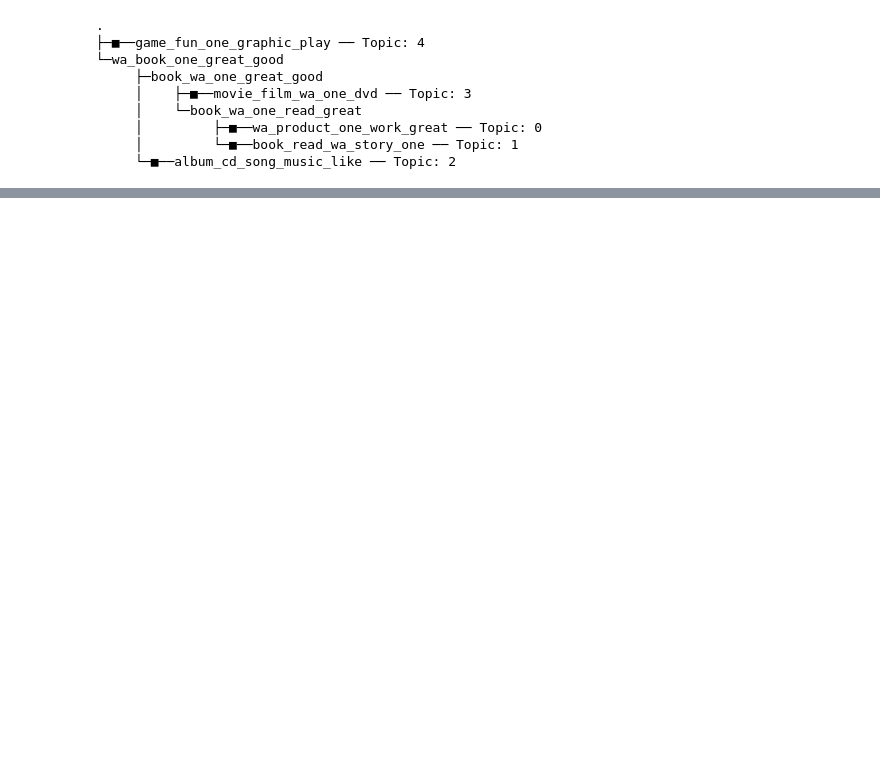
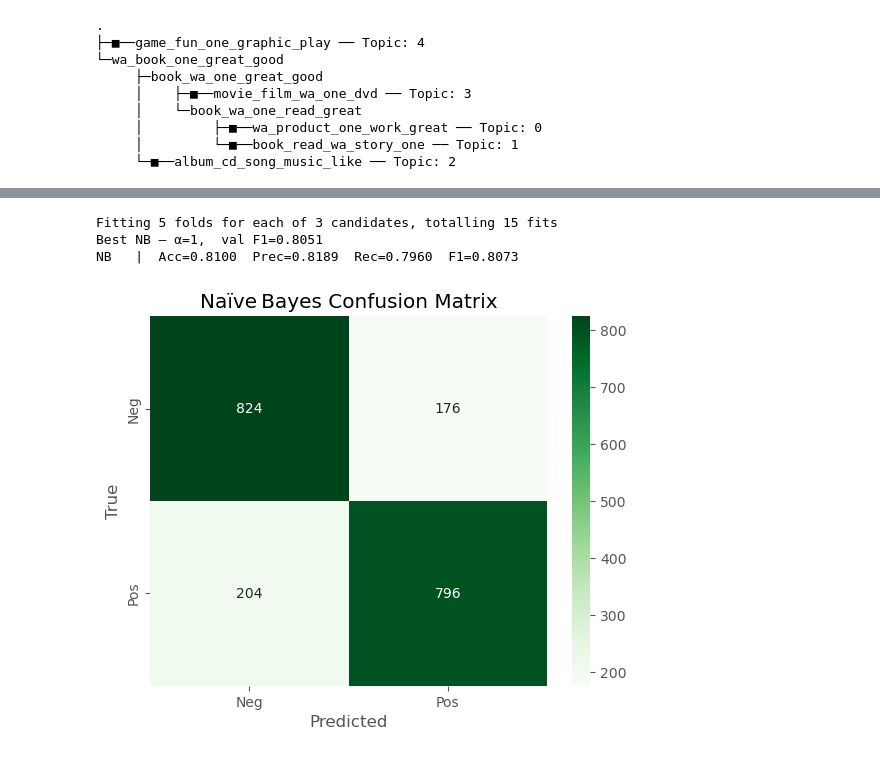
Before and after one commit to Matthewaxe123/955-dissertation, a Jupyter notebook: NLP.ipynb, the cells around one changed output, grey strips where cells are left out. Cells and saved outputs as stored; diff of their text form; code cells hidden in the pictures; blank space fills up the shorter version.

```diff
--- a/NLP.ipynb
+++ b/NLP.ipynb
@@ -1397,0 +1551,35 @@ fig_per_class.show()
+# %%
+# ---------------------------------------------------------------
+# Naïve Bayes – optimise additive‑smoothing α
+# ---------------------------------------------------------------
+from sklearn.naive_bayes import MultinomialNB
+
+nb_grid = {"alpha": [0.01, 0.1, 1]}
+nb  = MultinomialNB()
+gs_nb = GridSearchCV(
+    nb, nb_grid,
+    cv=5, scoring="f1",
+    n_jobs=-1, verbose=2
+).fit(X_train, y_train)
+
+best_nb = gs_nb.best_estimator_
+print(f"Best NB — α={gs_nb.best_params_['alpha']},  val F1={gs_nb.best_score_:.4f}")
+
+y_pred = best_nb.predict(X_test)
+acc, prec, rec, f1 = (accuracy_score (y_test, y_pred),
+                      precision_score(y_test, y_pred),
+                      recall_score   (y_test, y_pred),
+                      f1_score       (y_test, y_pred))
+print(f"NB   |  Acc={acc:.4f}  Prec={prec:.4f}  Rec={rec:.4f}  F1={f1:.4f}")
+
+cm = confusion_matrix(y_test, y_pred, labels=[0,1])
+sns.heatmap(cm, annot=True, fmt="d", cmap="Greens",
+            xticklabels=["Neg","Pos"], yticklabels=["Neg","Pos"])
+plt.title("Naïve Bayes Confusion Matrix")
+plt.xlabel("Predicted"), plt.ylabel("True")
+plt.show()
+# %% [output]
+Fitting 5 folds for each of 3 candidates, totalling 15 fits
+Best NB — α=1,  val F1=0.8051
+NB   |  Acc=0.8100  Prec=0.8189  Rec=0.7960  F1=0.8073
+[figure, added]
```
Also changed, not shown: parts of 30 cells of this notebook.
